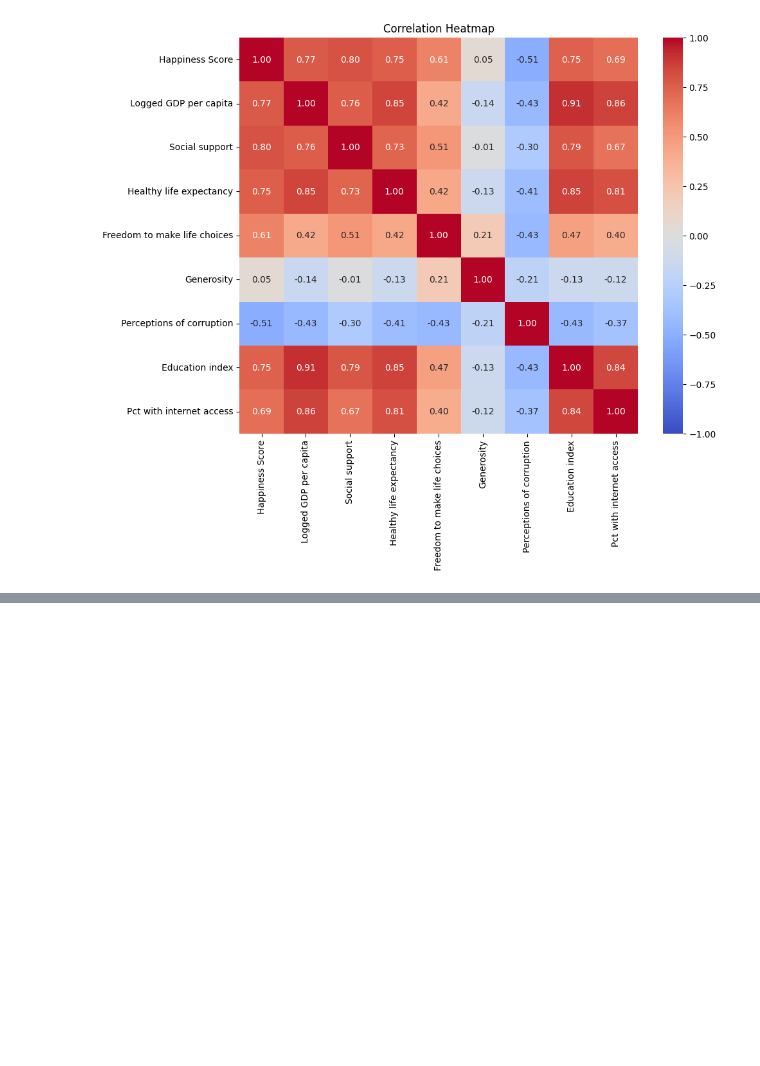
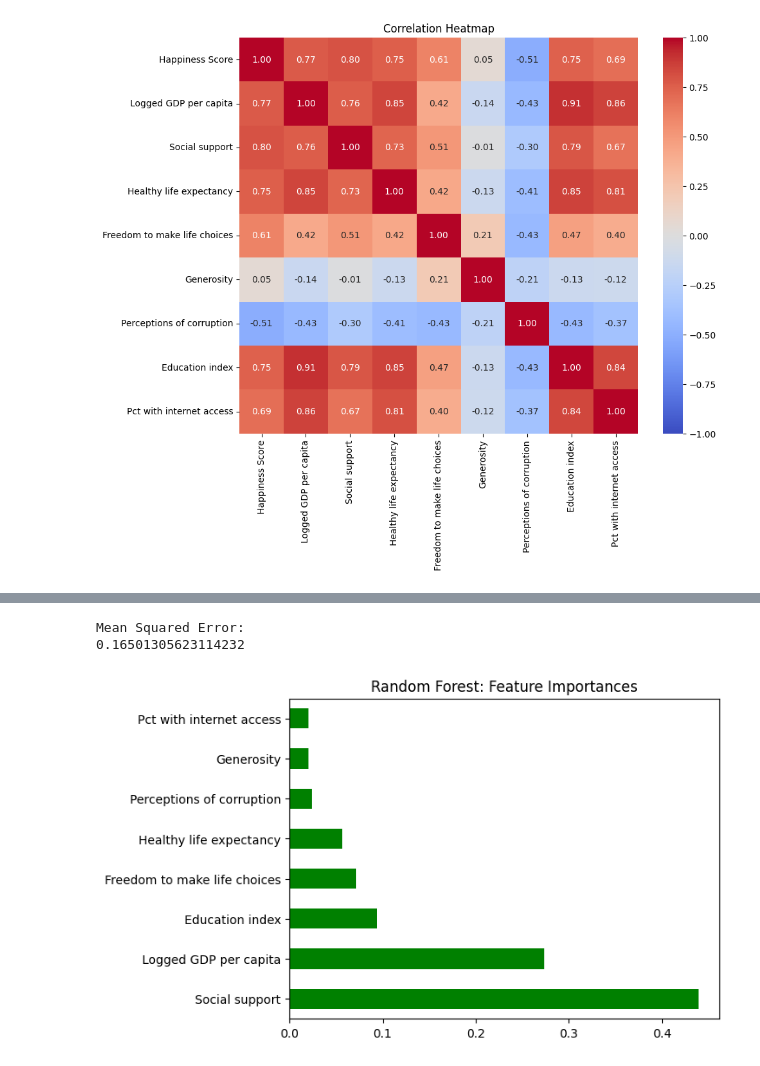
Before and after one commit to sroates/sroates.github.io, a Jupyter notebook: FinalTutorial.ipynb, the cells around one changed output, grey strips where cells are left out. Saved outputs shown, nothing was run; the diff lists cells and outputs as text; code cells hidden in the pictures; blank space fills up the shorter version.

```diff
--- a/FinalTutorial.ipynb
+++ b/FinalTutorial.ipynb
@@ -448,0 +456,33 @@ plt.show()
+# %%
+# Random forest time
+# Let's grab our desired variables
+features = df[['Logged GDP per capita', 'Social support', 'Healthy life expectancy', 'Freedom to make life choices', 'Generosity', 'Perceptions of corruption', 'Education index', 'Pct with internet access']]
+# We want to train against happinessss
+target = df['Happiness Score']
+
+# Using sklearn to train our model, we've used 20% of our data as the test set, 80% as the training to come up with our model!
+X_train, X_test, y_train, y_test = train_test_split(features, target, test_size = 0.2, random_state = 42)
+
+# Random forests model has one hundo trees
+model = RandomForestRegressor(n_estimators = 100, random_state = 42)
+
+# We fit the model on our training data
+model.fit(X_train, y_train)
+
+# Furthermore we want to predict happiness scores based on this
+predicts = model.predict(X_test)
+
+# Calculate the mean squared error + print it
+mse = mean_squared_error(y_test, predicts)
+print("Mean Squared Error:")
+print(mse)
+
+# Plotting tings
+feature_importances = pd.Series(model.feature_importances_, index = features.columns)
+feature_importances.nlargest(len(features.columns)).plot(kind = 'barh', color = 'green')
+plt.title('Random Forest: Feature Importances')
+plt.show()
+# %% [output]
+Mean Squared Error:
+0.16501305623114232
+[figure, added]
```
Also changed, not shown: parts of 22 cells of this notebook.
